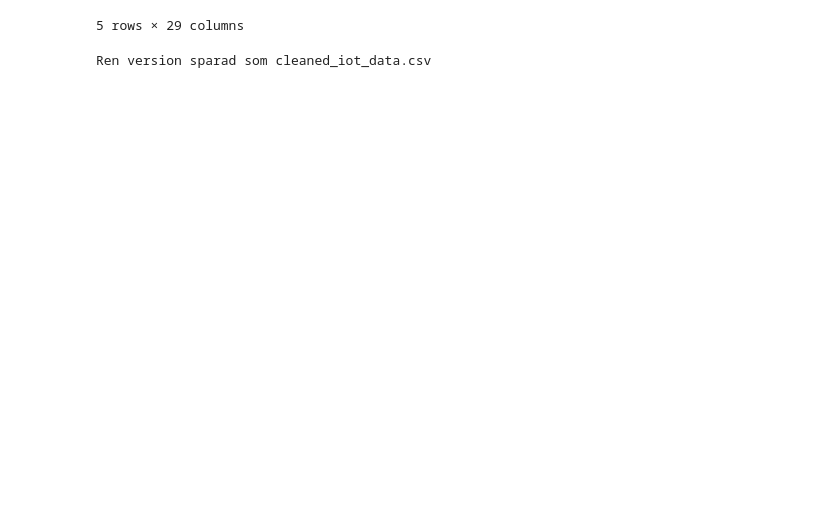
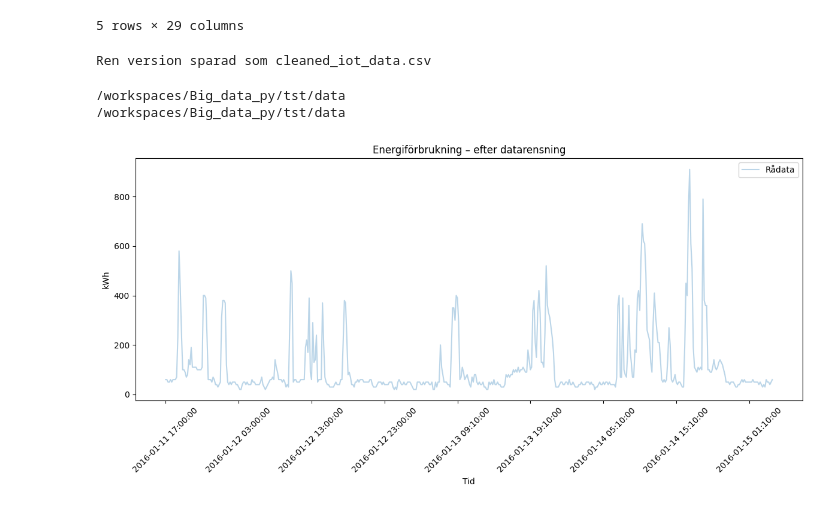
Before and after one commit to Azzure45/big-data-iot-labs, a Jupyter notebook: lab2-datarensning/lab2-Anton/Data_lab2.ipynb, the cells around one changed output. Drawn from its saved outputs; the diff is of its cells as text; code cells hidden in the pictures; blank space fills up the shorter version.

```diff
--- a/lab2-datarensning/lab2-Anton/Data_lab2.ipynb
+++ b/lab2-datarensning/lab2-Anton/Data_lab2.ipynb
@@ -321,6 +321,35 @@ df_cleaned.to_csv(
 print("Ren version sparad som cleaned_iot_data.csv")
 # %% [output]
 Ren version sparad som cleaned_iot_data.csv
+# %%
+# visa grafen efter rensning
+plt.figure(figsize=(12,6))
+
+df = pd.read_csv('cleaned_iot_data.csv')
+
+plt.plot(df['qDatum_Tid'].head(500),
+         df['Vitvaror_Energi_Wh'].head(500),
+         label='Rådata', alpha=0.3)
+
+# plt.plot(df['qDatum_Tid'].head(500),
+#          df['RollingMean'].head(500),
+#          label='Rullande medelvärde', linewidth=2)
+
+plt.xlabel('Tid')
+plt.ylabel('kWh')
+plt.title('Energiförbrukning – efter datarensning')
+plt.legend()
+
+# Fix för x-axeln:
+ax = plt.gca()
+ax.xaxis.set_major_locator(plt.MaxNLocator(10))  # Max 10 etiketter
+plt.xticks(rotation=45)
+plt.tight_layout()
+plt.show()
+# %% [output]
+/workspaces/Big_data_py/tst/data
+/workspaces/Big_data_py/tst/data
+[figure, added]
 # %%
 # from colabcode import ColabCode
 # ColabCode(mount_drive=True)
```
Also changed, not shown: parts of 1 cell of this notebook, 1 other file.
